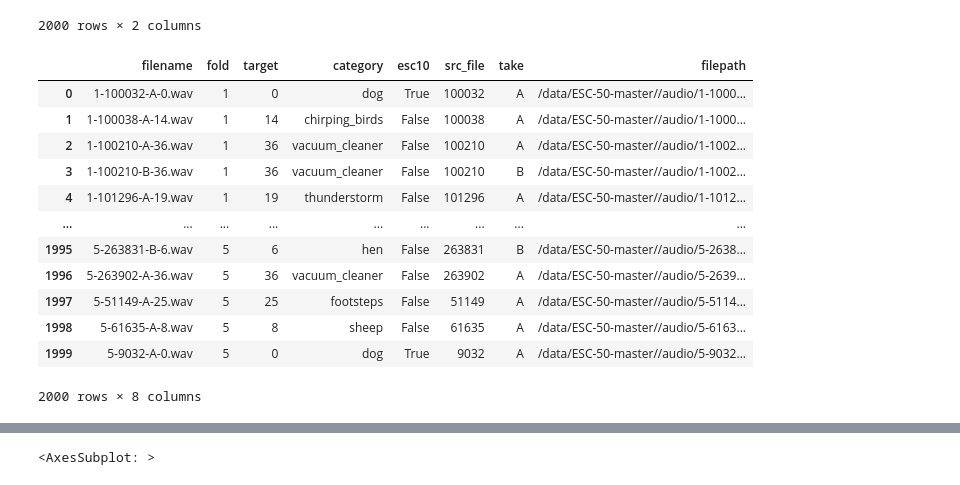
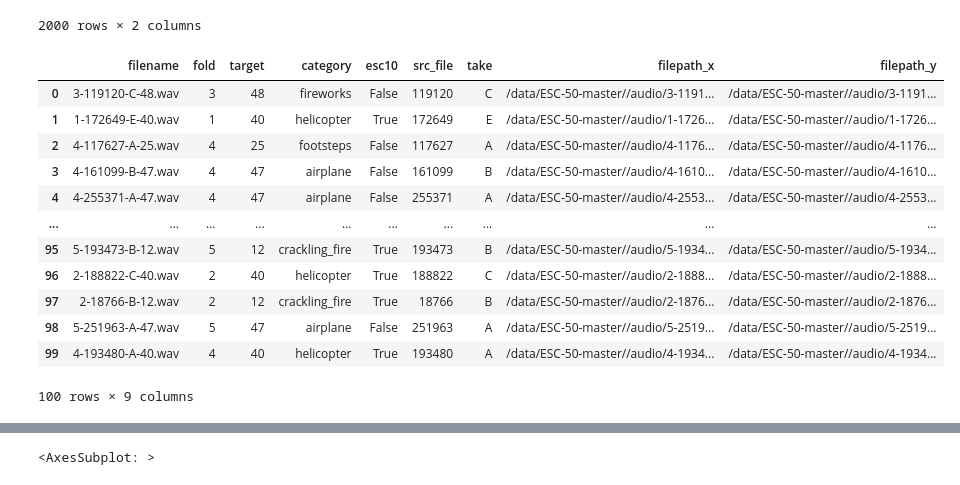
Before and after one commit to NINAnor/rare_species_detections, a Jupyter notebook: notebooks/ECS-50.ipynb, the cells around one changed output, grey strips where cells are left out. Drawn from its saved outputs; the diff is of its cells as text; code cells hidden in the pictures.

```diff
--- a/notebooks/ECS-50.ipynb
+++ b/notebooks/ECS-50.ipynb
@@ -10,8 +10,8 @@ from BEATs.Tokenizers import TokenizersConfig, Tokenizers
 from BEATs.BEATs import BEATs, BEATsConfig
 
 data_folder = "/data/ESC-50-master/"
-audio = glob.glob(data_folder + "/audio/*.wav", recursive=True)
-labels = pd.read_csv(os.path.join(data_folder, "meta/esc50.csv"))
+audio = glob.glob("/data/ESC-50-master/audio/*.wav")
+labels = pd.read_csv("/data/ESC-50-master/meta/esc50.csv")
 # %%
 random_cat = random.sample(list(labels['category'].unique()), 5)
 labels = labels[labels["category"].isin(random_cat)].sample(100)
@@ -36,19 +36,19 @@ df_audio
 2000 rows × 2 columns
 # %%
 filepath_labels = labels.merge(df_audio, how="inner", on="filename")
-# %%
-labels
-# %% [output]
-|  | filename | fold | target | category | esc10 | src_file | take | filepath |
-| 0 | 1-100032-A-0.wav | 1 | 0 | dog | True | 100032 | A | /data/ESC-50-master//audio/1-1000... |
-| 1 | 1-100038-A-14.wav | 1 | 14 | chirping_birds | False | 100038 | A | /data/ESC-50-master//audio/1-1000... |
-| 2 | 1-100210-A-36.wav | 1 | 36 | vacuum_cleaner | False | 100210 | A | /data/ESC-50-master//audio/1-1002... |
-| 3 | 1-100210-B-36.wav | 1 | 36 | vacuum_cleaner | False | 100210 | B | /data/ESC-50-master//audio/1-1002... |
-| 4 | 1-101296-A-19.wav | 1 | 19 | thunderstorm | False | 101296 | A | /data/ESC-50-master//audio/1-1012... |
-| ... | ... | ... | ... | ... | ... | ... | ... | ... |
-| 1995 | 5-263831-B-6.wav | 5 | 6 | hen | False | 263831 | B | /data/ESC-50-master//audio/5-2638... |
-| 1996 | 5-263902-A-36.wav | 5 | 36 | vacuum_cleaner | False | 263902 | A | /data/ESC-50-master//audio/5-2639... |
-| 1997 | 5-51149-A-25.wav | 5 | 25 | footsteps | False | 51149 | A | /data/ESC-50-master//audio/5-5114... |
-| 1998 | 5-61635-A-8.wav | 5 | 8 | sheep | False | 61635 | A | /data/ESC-50-master//audio/5-6163... |
-| 1999 | 5-9032-A-0.wav | 5 | 0 | dog | True | 9032 | A | /data/ESC-50-master//audio/5-9032... |
-2000 rows × 8 columns
+# %%
+filepath_labels
+# %% [output]
+|  | filename | fold | target | category | esc10 | src_file | take | filepath_x | filepath_y |
+| 0 | 3-119120-C-48.wav | 3 | 48 | fireworks | False | 119120 | C | /data/ESC-50-master//audio/3-1191... | /data/ESC-50-master//audio/3-1191... |
+| 1 | 1-172649-E-40.wav | 1 | 40 | helicopter | True | 172649 | E | /data/ESC-50-master//audio/1-1726... | /data/ESC-50-master//audio/1-1726... |
+| 2 | 4-117627-A-25.wav | 4 | 25 | footsteps | False | 117627 | A | /data/ESC-50-master//audio/4-1176... | /data/ESC-50-master//audio/4-1176... |
+| 3 | 4-161099-B-47.wav | 4 | 47 | airplane | False | 161099 | B | /data/ESC-50-master//audio/4-1610... | /data/ESC-50-master//audio/4-1610... |
+| 4 | 4-255371-A-47.wav | 4 | 47 | airplane | False | 255371 | A | /data/ESC-50-master//audio/4-2553... | /data/ESC-50-master//audio/4-2553... |
+| ... | ... | ... | ... | ... | ... | ... | ... | ... | ... |
+| 95 | 5-193473-B-12.wav | 5 | 12 | crackling_fire | True | 193473 | B | /data/ESC-50-master//audio/5-1934... | /data/ESC-50-master//audio/5-1934... |
+| 96 | 2-188822-C-40.wav | 2 | 40 | helicopter | True | 188822 | C | /data/ESC-50-master//audio/2-1888... | /data/ESC-50-master//audio/2-1888... |
+| 97 | 2-18766-B-12.wav | 2 | 12 | crackling_fire | True | 18766 | B | /data/ESC-50-master//audio/2-1876... | /data/ESC-50-master//audio/2-1876... |
+| 98 | 5-251963-A-47.wav | 5 | 47 | airplane | False | 251963 | A | /data/ESC-50-master//audio/5-2519... | /data/ESC-50-master//audio/5-2519... |
+| 99 | 4-193480-A-40.wav | 4 | 40 | helicopter | True | 193480 | A | /data/ESC-50-master//audio/4-1934... | /data/ESC-50-master//audio/4-1934... |
+100 rows × 9 columns
```
Also changed, not shown: parts of 1 cell of this notebook, 11 other files.
